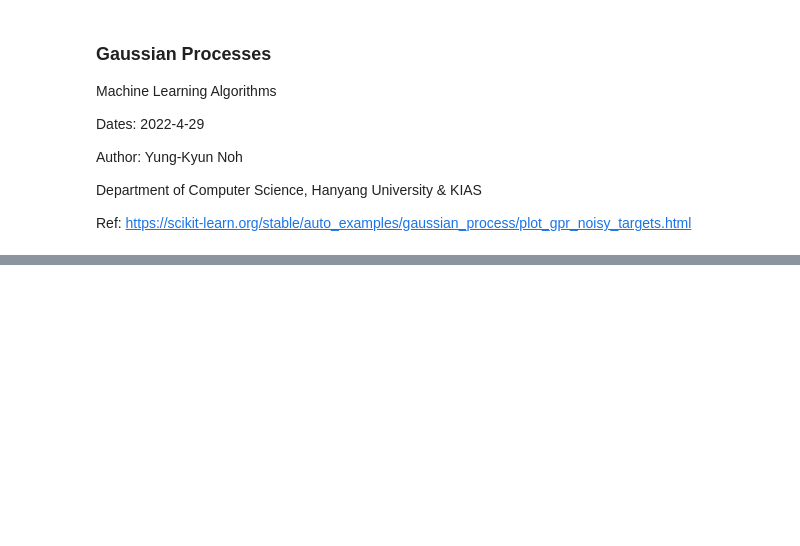
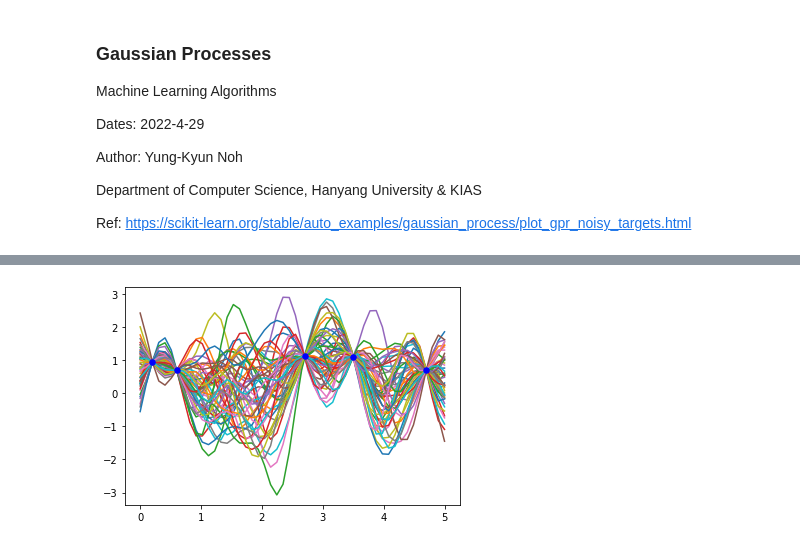
Before and after one commit to nohyung/2022_machine_learning_algorithms_Hanyang_U, a Jupyter notebook: Machine Learning Algorithms_5.ipynb, the cells around one changed output, grey strips where cells are left out. Cells and saved outputs as stored; diff of their text form; code cells hidden in the pictures; blank space fills up the shorter version.

```diff
--- a/Machine Learning Algorithms_5.ipynb
+++ b/Machine Learning Algorithms_5.ipynb
@@ -62,0 +77,19 @@ for i in range(gp_sample_n):
+# %%
+# Posterior function generation
+k = GaussianKernel(tr_xs, xs, sig)  # covariances
+K = GaussianKernel(tr_xs, tr_xs, sig)
+invK = np.linalg.inv(K)
+
+m_fun = np.matmul(np.matmul(k.T, invK), tr_ys).T[0]
+
+sigsq = .1
+k_fun = GaussianKernel(xs, xs, sig) - np.matmul(np.matmul(k.T, invK), k)
+
+ys = np.random.multivariate_normal(m_fun, k_fun, gp_sample_n)
+
+for i in range(gp_sample_n):
+    plt.plot(xs.T[0], ys[i])
+plt.scatter(tr_xs, tr_ys, s=30, c='blue', zorder=5)
+plt.show()
+# %% [output]
+[figure, added]
```
Also changed, not shown: parts of 5 cells of this notebook.
